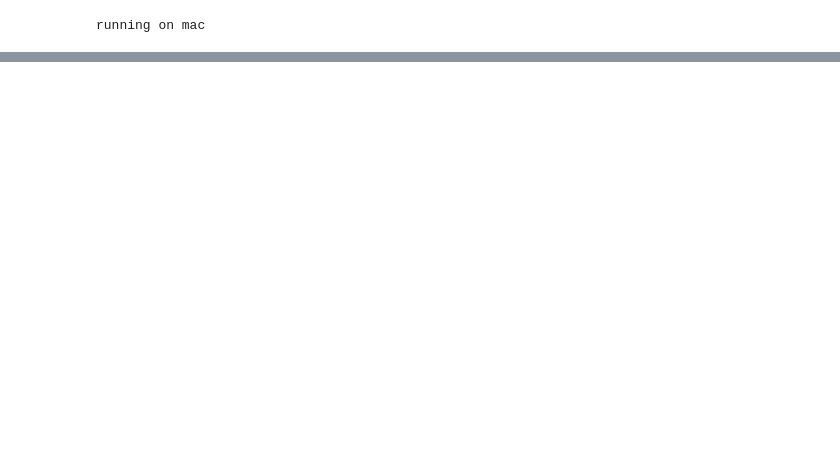
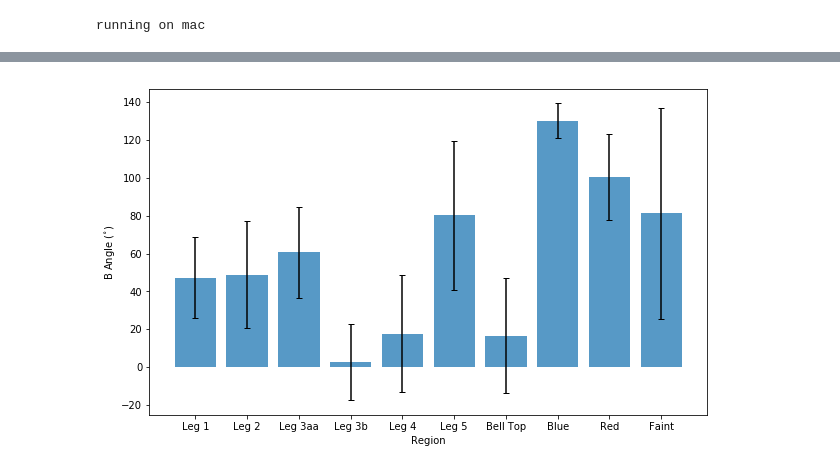
Before and after one commit to parsonsh/eaoTools, a Jupyter notebook: POL2-vector-analysis.ipynb, the cells around one changed output, grey strips where cells are left out. Drawn from its saved outputs; the diff is of its cells as text; code cells hidden in the pictures; blank space fills up the shorter version.

```diff
--- a/POL2-vector-analysis.ipynb
+++ b/POL2-vector-analysis.ipynb
@@ -236,0 +432,31 @@ plt.title('angle inspection')
+# %%
+n_groups = 10
+
+variable= 'bang'
+
+region_median = (np.median(vectors_Leg1a[variable]), np.median(vectors_Leg2a[variable]), np.median(vectors_Leg3aa[variable]), np.median(vectors_Leg3b[variable]), np.median(vectors_Leg4a[variable]), np.median(vectors_Leg5a[variable]), np.median(vectors_BellTop[variable]), np.median(vectors_BrightBlue[variable]), np.median(vectors_BrightRed[variable]), np.median(vectors_Faint[variable]))
+region_std = (np.std(vectors_Leg1a[variable]), np.std(vectors_Leg2a[variable]), np.std(vectors_Leg3aa[variable]), np.std(vectors_Leg3b[variable]), np.std(vectors_Leg4a[variable]), np.std(vectors_Leg5a[variable]), np.std(vectors_BellTop[variable]), np.std(vectors_BrightBlue[variable]), np.std(vectors_BrightRed[variable]),np.std(vectors_Faint[variable]))
+
+index = np.arange(n_groups)
+
+
+region_names = ('Leg 1', 'Leg 2', 'Leg 3aa', 'Leg 3b', 'Leg 4', 'Leg 5', 'Bell Top','Blue', 'Red','Faint')
+plt.figure(figsize=(10,6))
+
+plt.bar(index, region_median, align='center', alpha=0.75, yerr=region_std, capsize=3)
+plt.xticks(index, region_names)
+plt.ylabel('B Angle ($^{\circ}$)')
+plt.xlabel('Region')
+
+#plt = figure(figsize=(8,8))
+
+
+
+try: # if on mac save here:
+    plt.savefig('/Users/hparsons/Documents/EAO/Research/JellyFish/images/Jellyfish-B-angles-summary.pdf')
+    plt.savefig('/Users/hparsons/Documents/EAO/Research/JellyFish/images/Jellyfish-B-angles-summary.png')
+except: # if on kukui save here:
+    plt.savefig('/export/data2/hparsons/FOP/JellyFish/images/Jellyfish-B-angles-summary.pdf')
+    plt.savefig('/export/data2/hparsons/FOP/JellyFish/images/Jellyfish-B-angles-summary.png')
+# %% [output]
+[figure, added]
```
Also changed, not shown: parts of 36 cells of this notebook.
